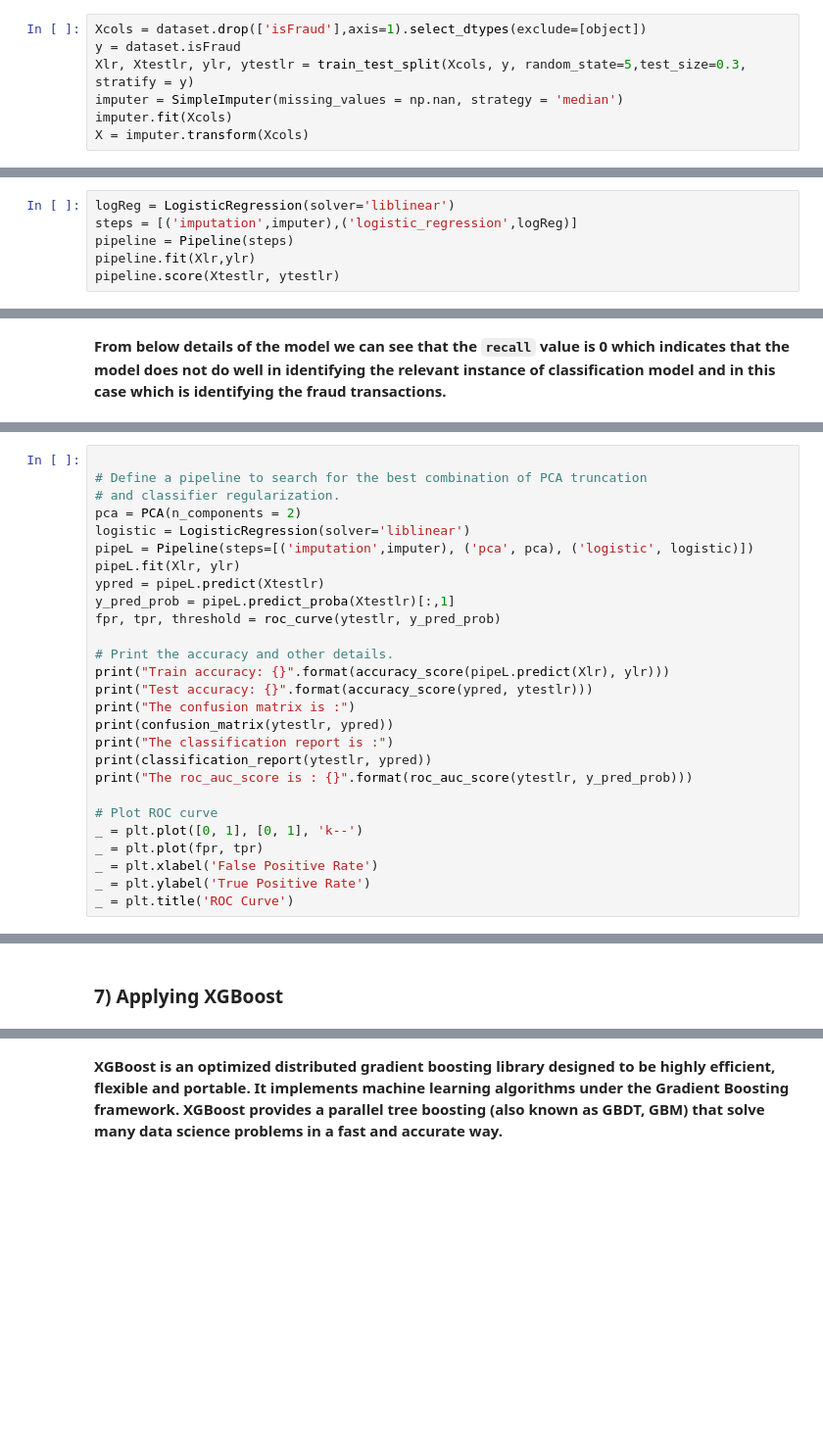
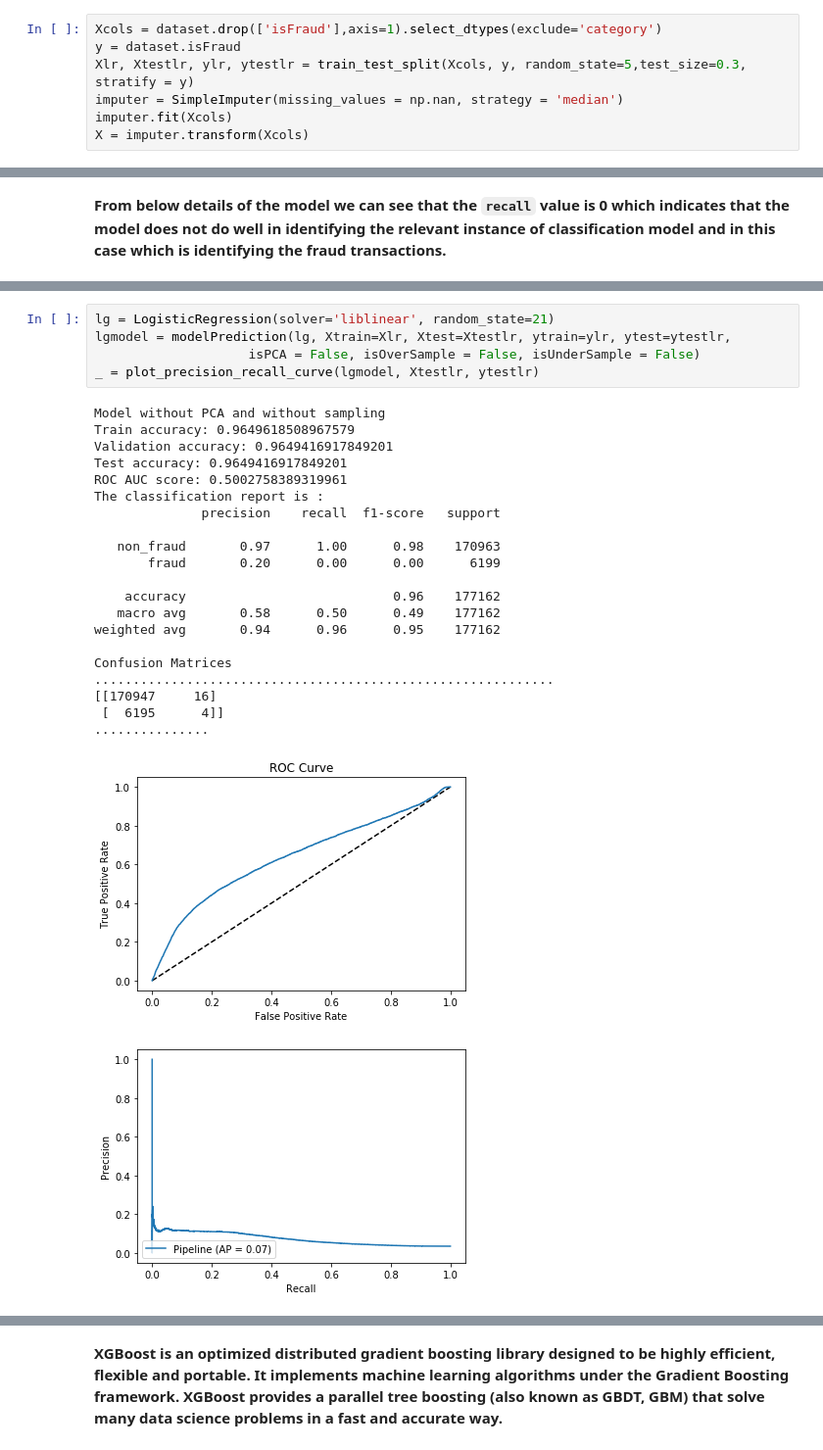
Before and after one commit to Suman-Saini/CapstoneProject_1, a Jupyter notebook: MachineLearning/MachineLearning.ipynb, the cells around one changed output, grey strips where cells are left out. Shown at 98% size. Saved outputs shown, nothing was run; the diff lists cells and outputs as text; blank space fills up the shorter version.

```diff
--- a/MachineLearning/MachineLearning.ipynb
+++ b/MachineLearning/MachineLearning.ipynb
@@ -159,7 +165,7 @@ coeff_of_determination(X,Y)
 # %% [markdown]
 __Using Imputer for mapping NaN values with respective median values.__
 # %%
-Xcols = dataset.drop(['isFraud'],axis=1).select_dtypes(exclude=[object])
+Xcols = dataset.drop(['isFraud'],axis=1).select_dtypes(exclude='category')
 y = dataset.isFraud
 Xlr, Xtestlr, ylr, ytestlr = train_test_split(Xcols, y, random_state=5,test_size=0.3, stratify = y)
 imputer = SimpleImputer(missing_values = np.nan, strategy = 'median')
@@ -170,6 +300,0 @@ X = imputer.transform(Xcols)
-# %%
-logReg = LogisticRegression(solver='liblinear')
-steps = [('imputation',imputer),('logistic_regression',logReg)]
-pipeline = Pipeline(steps)
-pipeline.fit(Xlr,ylr)
-pipeline.score(Xtestlr, ytestlr)
@@ -262,27 +302,0 @@ Best parameter (CV score=0.608):
-# %%
-
-# Define a pipeline to search for the best combination of PCA truncation
-# and classifier regularization.
-pca = PCA(n_components = 2)
-logistic = LogisticRegression(solver='liblinear')
-pipeL = Pipeline(steps=[('imputation',imputer), ('pca', pca), ('logistic', logistic)])
-pipeL.fit(Xlr, ylr)
-ypred = pipeL.predict(Xtestlr)
-y_pred_prob = pipeL.predict_proba(Xtestlr)[:,1]
-fpr, tpr, threshold = roc_curve(ytestlr, y_pred_prob)
-
-# Print the accuracy and other details.
-print("Train accuracy: {}".format(accuracy_score(pipeL.predict(Xlr), ylr)))
-print("Test accuracy: {}".format(accuracy_score(ypred, ytestlr)))
-print("The confusion matrix is :")
-print(confusion_matrix(ytestlr, ypred))
-print("The classification report is :")
-print(classification_report(ytestlr, ypred))
-print("The roc_auc_score is : {}".format(roc_auc_score(ytestlr, y_pred_prob)))
-
-# Plot ROC curve
-_ = plt.plot([0, 1], [0, 1], 'k--')
-_ = plt.plot(fpr, tpr)
-_ = plt.xlabel('False Positive Rate')
-_ = plt.ylabel('True Positive Rate')
-_ = plt.title('ROC Curve')
@@ -448,2 +303,28 @@ The roc_auc_score is : 0.7487818114812206
-# %% [markdown]
-### 7) Applying XGBoost
+# %%
+lg = LogisticRegression(solver='liblinear', random_state=21)
+lgmodel = modelPrediction(lg, Xtrain=Xlr, Xtest=Xtestlr, ytrain=ylr, ytest=ytestlr,
+                    isPCA = False, isOverSample = False, isUnderSample = False)
+_ = plot_precision_recall_curve(lgmodel, Xtestlr, ytestlr)
+# %% [output]
+Model without PCA and without sampling
+Train accuracy: 0.9649618508967579
+Validation accuracy: 0.9649416917849201
+Test accuracy: 0.9649416917849201
+ROC AUC score: 0.5002758389319961
+The classification report is :
+              precision    recall  f1-score   support
+
+   non_fraud       0.97      1.00      0.98    170963
+       fraud       0.20      0.00      0.00      6199
+
+    accuracy                           0.96    177162
+   macro avg       0.58      0.50      0.49    177162
+weighted avg       0.94      0.96      0.95    177162
+
+Confusion Matrices
+............................................................
+[[170947     16]
+ [  6195      4]]
+...............
+[figure, added]
+[figure, added]
```
Also changed, not shown: parts of 58 cells of this notebook.
